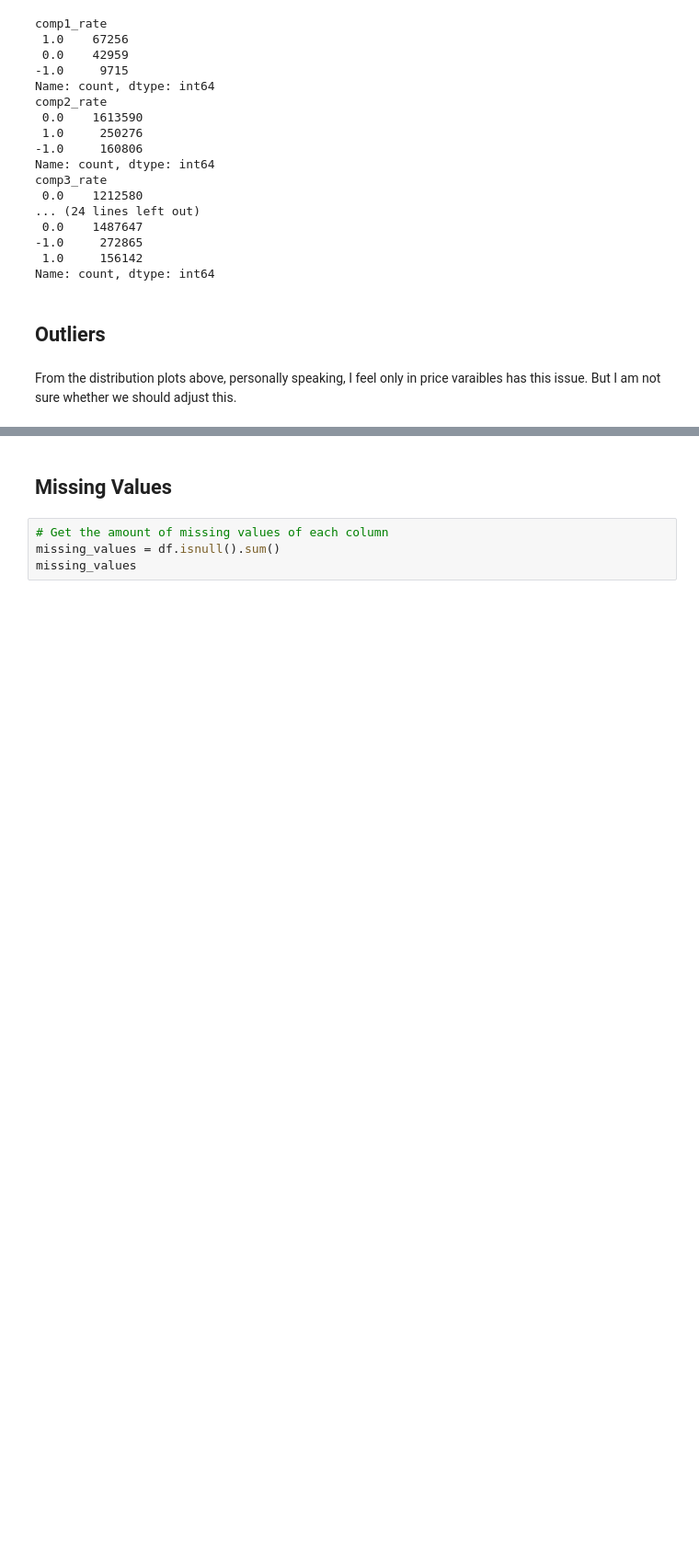
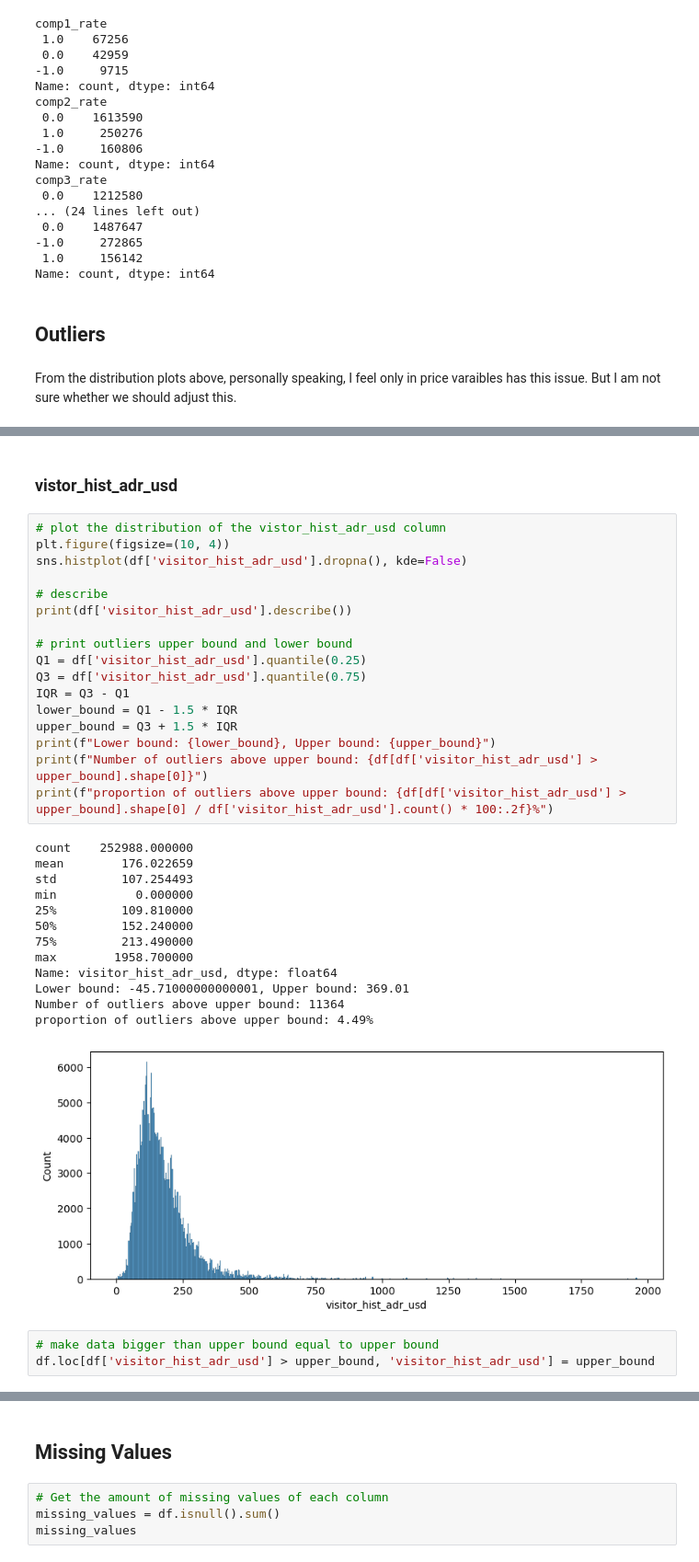
Before and after one commit to Ly-MX15/DMT-Assignment-2, a Jupyter notebook: Menghan's part/df_cleaning for all data.ipynb, the cells around one changed output, grey strips where cells are left out. Shown at 92% size. Saved outputs shown, nothing was run; the diff lists cells and outputs as text; blank space fills up the shorter version.

Commit message:
added outliers check for data cleaning

```diff
--- a/Menghan's part/df_cleaning for all data.ipynb
+++ b/Menghan's part/df_cleaning for all data.ipynb
@@ -254,0 +295,36 @@ From the distribution plots above, personally speaking, I feel only in price var
+# %% [markdown]
+### vistor_hist_adr_usd
+# %%
+# plot the distribution of the vistor_hist_adr_usd column
+plt.figure(figsize=(10, 4))
+sns.histplot(df['visitor_hist_adr_usd'].dropna(), kde=False)
+
+# describe
+print(df['visitor_hist_adr_usd'].describe())
+
+# print outliers upper bound and lower bound
+Q1 = df['visitor_hist_adr_usd'].quantile(0.25)
+Q3 = df['visitor_hist_adr_usd'].quantile(0.75)
+IQR = Q3 - Q1
+lower_bound = Q1 - 1.5 * IQR
+upper_bound = Q3 + 1.5 * IQR
+print(f"Lower bound: {lower_bound}, Upper bound: {upper_bound}")
+print(f"Number of outliers above upper bound: {df[df['visitor_hist_adr_usd'] > upper_bound].shape[0]}")
+print(f"proportion of outliers above upper bound: {df[df['visitor_hist_adr_usd'] > upper_bound].shape[0] / df['visitor_hist_adr_usd'].count() * 100:.2f}%")
+# %% [output]
+count    252988.000000
+mean        176.022659
+std         107.254493
+min           0.000000
+25%         109.810000
+50%         152.240000
+75%         213.490000
+max        1958.700000
+Name: visitor_hist_adr_usd, dtype: float64
+Lower bound: -45.71000000000001, Upper bound: 369.01
+Number of outliers above upper bound: 11364
+proportion of outliers above upper bound: 4.49%
+[figure, added]
+# %%
+# make data bigger than upper bound equal to upper bound
+df.loc[df['visitor_hist_adr_usd'] > upper_bound, 'visitor_hist_adr_usd'] = upper_bound
```
Also changed, not shown: parts of 14 cells of this notebook, 1 other file.
